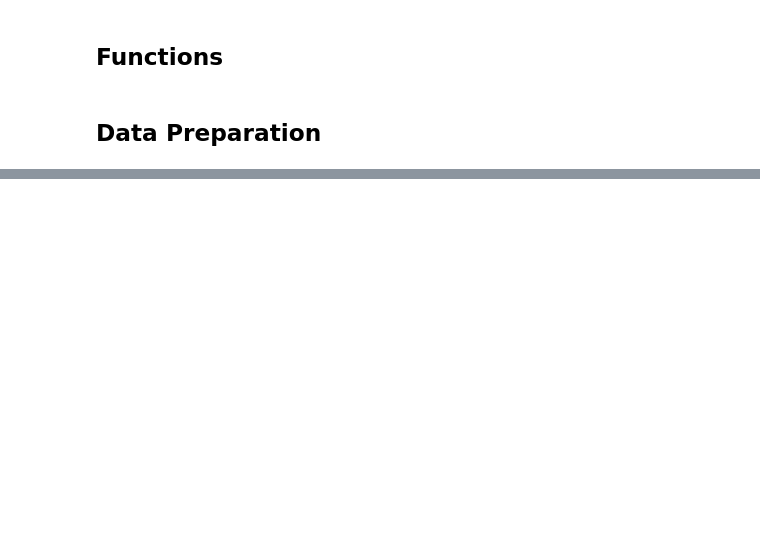
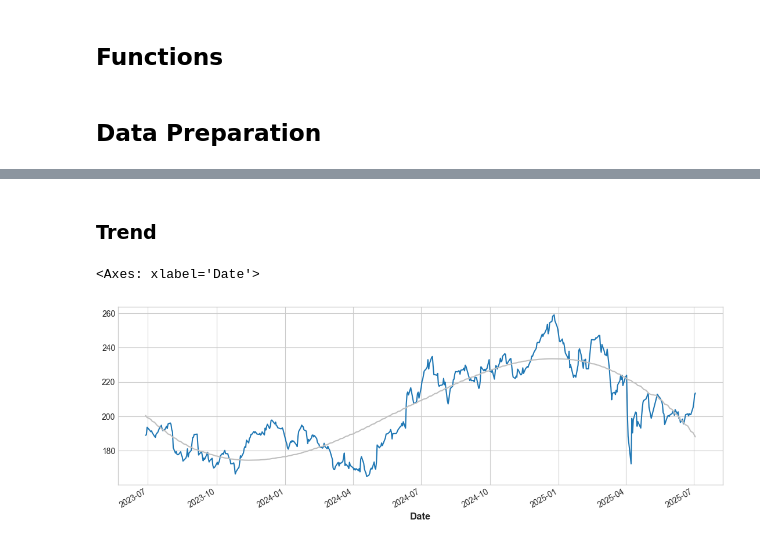
Before and after one commit to OnurKerimoglu/stocks_forecasting, a Jupyter notebook: nb/poc_separate_models.ipynb, the cells around one changed output, grey strips where cells are left out. Drawn from its saved outputs; the diff is of its cells as text; code cells hidden in the pictures; blank space fills up the shorter version.

Commit message:
poc_separate_models: finalized component analysis

```diff
--- a/nb/poc_separate_models.ipynb
+++ b/nb/poc_separate_models.ipynb
@@ -148,3 +195,5 @@ plot_periodogram(df['Close'], detrend='linear')
+# %% [markdown]
+### Trend
 # %%
 # Fit a trend
 y = df['Close'].copy()
@@ -154,12 +203,15 @@ dp = DeterministicProcess(
 )
 
 # YOUR CODE HERE: Create the feature set for the dates given in y.index
-X = dp.in_sample()
+X_trend = dp.in_sample()
 model = LinearRegression()
-model.fit(X, y)
+model.fit(X_trend, y)
 
-y_pred = pd.Series(model.predict(X), index=X.index)
+y_pred_trend = pd.Series(model.predict(X_trend), index=X_trend.index)
 # %%
-df['Close'].plot(**plot_params)
-y_pred.plot(**plot_params, alpha=0.5)
+df['Close'].plot()
+y_pred_trend.plot(**plot_params, alpha=1.0)
+# %% [output]
+<Axes: xlabel='Date'>
+[figure, added]
 # %%
```
Also changed, not shown: parts of 31 cells of this notebook.
